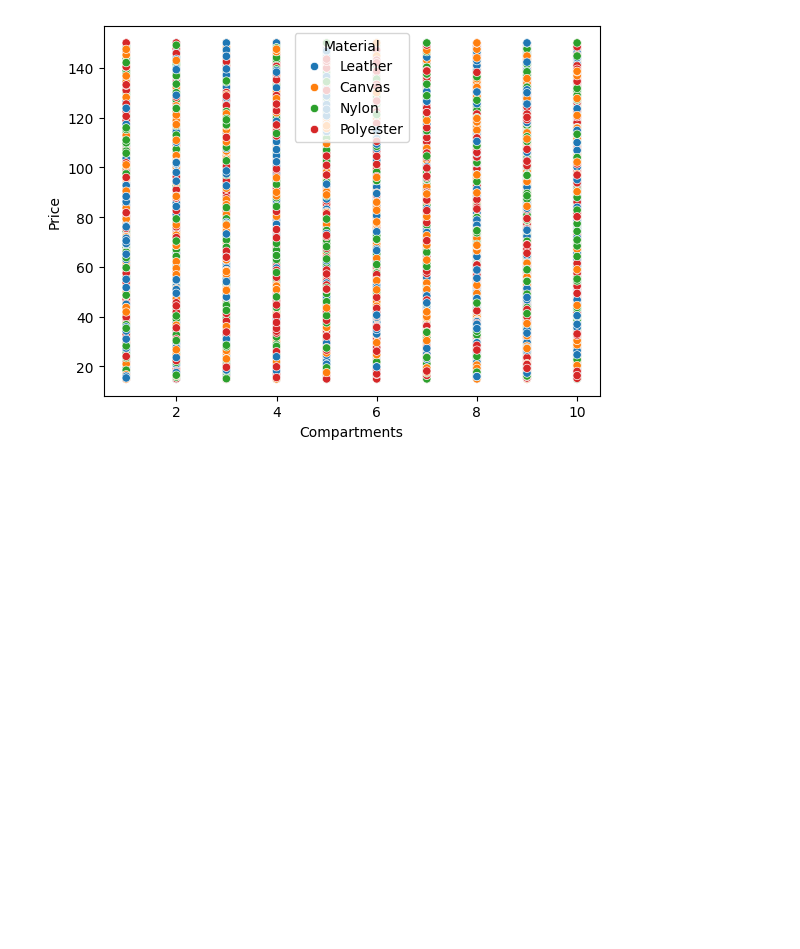
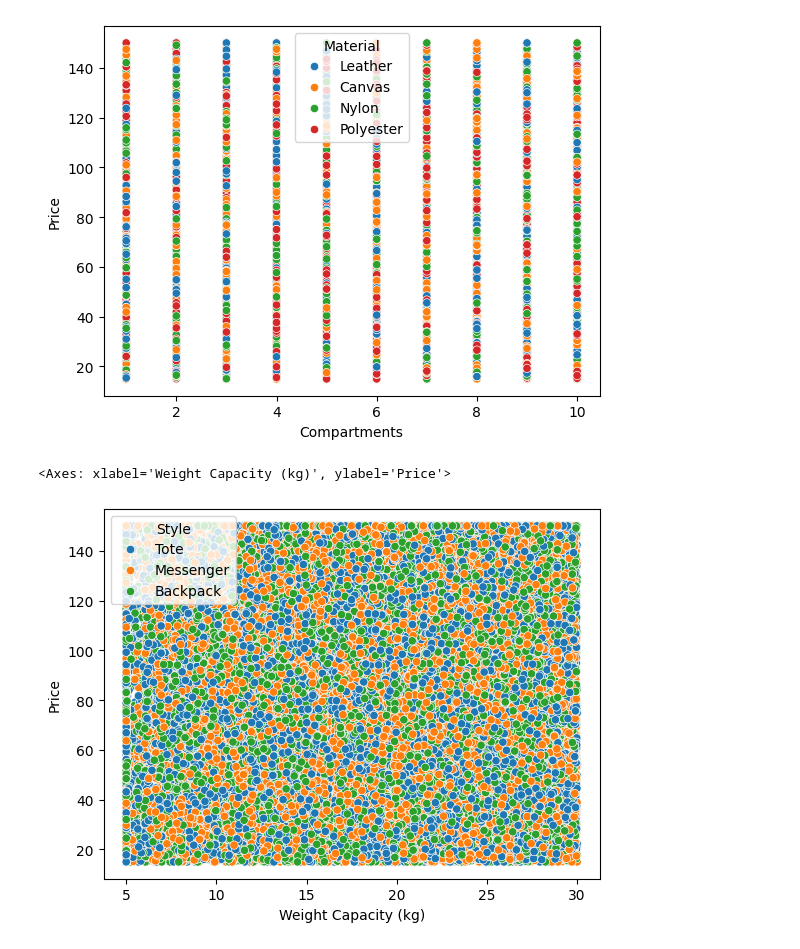
Before and after one commit to vivekkr1809/kaggle_playground, a Jupyter notebook: S5Ep2/backpack_notebook.ipynb, the cells around one changed output. Drawn from its saved outputs; the diff is of its cells as text; code cells hidden in the pictures; blank space fills up the shorter version.

```diff
--- a/S5Ep2/backpack_notebook.ipynb
+++ b/S5Ep2/backpack_notebook.ipynb
@@ -79,3 +103,8 @@ sns.scatterplot(data = train_data, x = "Compartments", y = "Price", hue = "Mater
 # %% [output]
 <Axes: xlabel='Compartments', ylabel='Price'>
 [figure]
+# %%
+sns.scatterplot(data = jansport_data, x = "Weight Capacity (kg)", y = "Price", hue = "Style" )
+# %% [output]
+<Axes: xlabel='Weight Capacity (kg)', ylabel='Price'>
+[figure, added]
```
Also changed, not shown: parts of 41 cells of this notebook.
